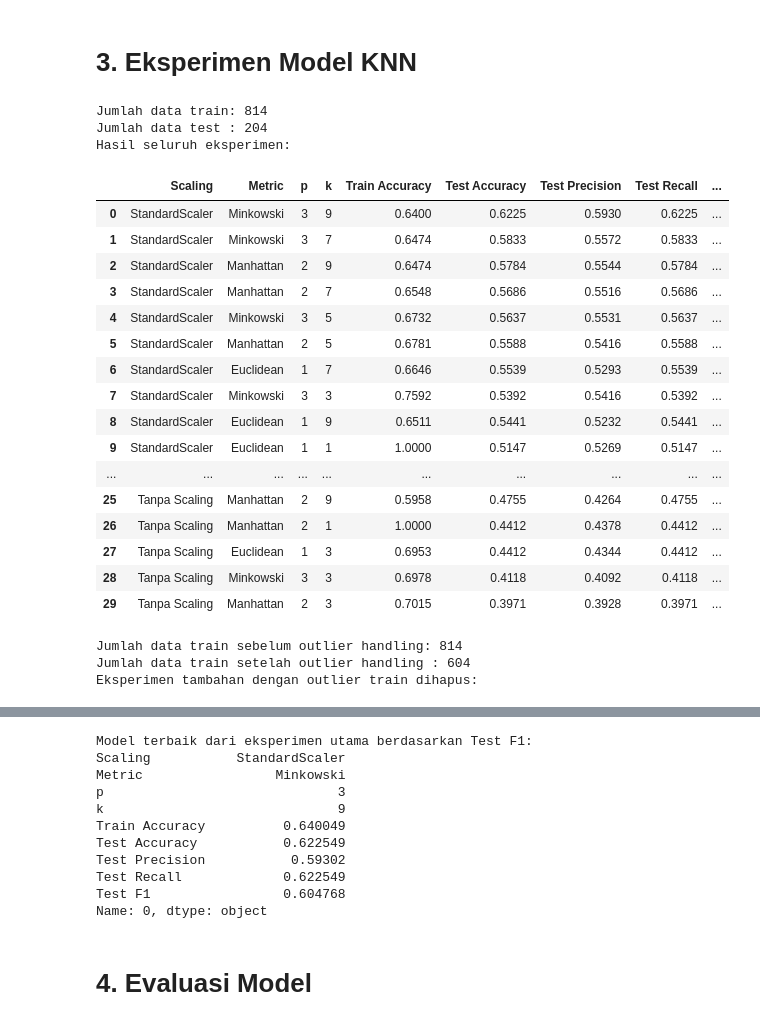
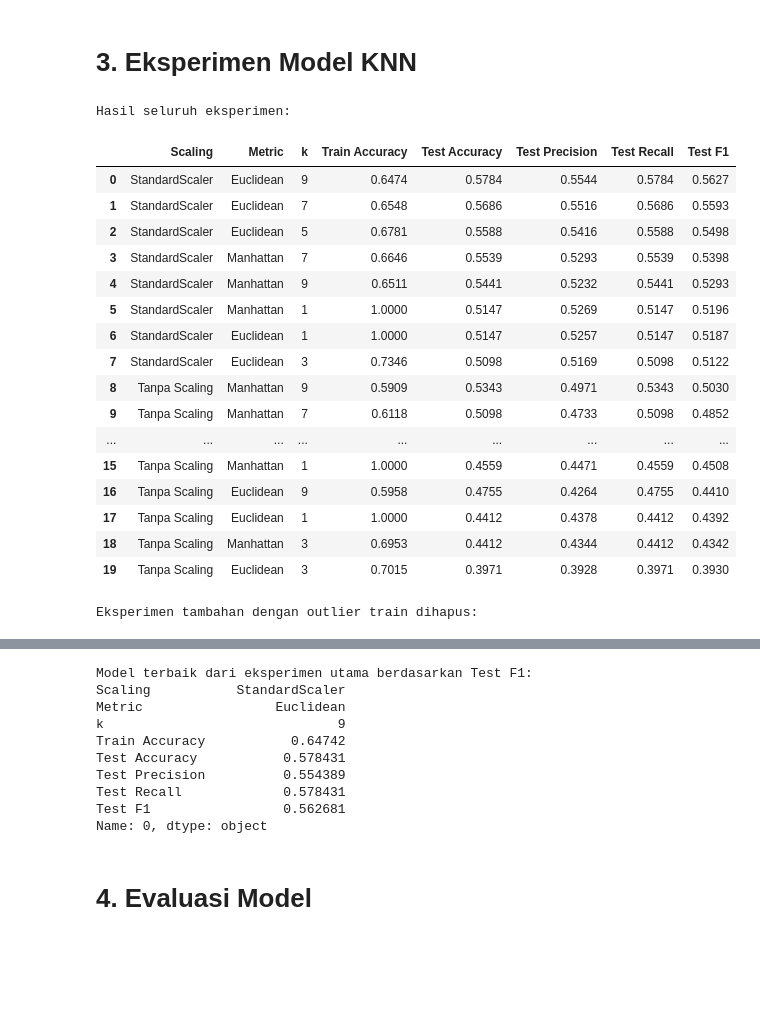
Before and after one commit to liuccio/Modul-Praktikum-ML, a Jupyter notebook: 1.Tugas_KNN/1_KNN_5054251037.ipynb, the cells around one changed output, grey strips where cells are left out. Drawn from its saved outputs; the diff is of its cells as text; code cells hidden in the pictures; blank space fills up the shorter version.

```diff
--- a/1.Tugas_KNN/1_KNN_5054251037.ipynb
+++ b/1.Tugas_KNN/1_KNN_5054251037.ipynb
@@ -206,22 +186,13 @@ X_train, X_test, y_train, y_test = train_test_split(
     stratify=y
 )
 
-print("Jumlah data train:", len(X_train))
-print("Jumlah data test :", len(X_test))
-
 # StandardScaler
 scaler = StandardScaler()
 X_train_scaled = scaler.fit_transform(X_train)
 X_test_scaled = scaler.transform(X_test)
 
 k_values = [1, 3, 5, 7, 9]
-
-metrics_to_test = [
-    ("Euclidean", 1),
-    ("Manhattan", 2),
-    ("Minkowski", 3)
-]
-
+metrics_to_test = [("Euclidean", 2), ("Manhattan", 1)]
 results = []
 
 # Eksperimen tanpa scaling dan dengan scaling.
@@ -245,7 +216,6 @@ for scaling_name, Xtr, Xte in [
             results.append({
                 "Scaling": scaling_name,
                 "Metric": metric_name,
-                "p": p_value,
                 "k": k,
                 "Train Accuracy": accuracy_score(y_train, pred_train),
                 "Test Accuracy": accuracy_score(y_test, pred_test),
@@ -261,7 +231,7 @@ results_df = pd.DataFrame(results).sort_values(
 print("Hasil seluruh eksperimen:")
 display(results_df.round(4))
 
-# Eksperimen tambahan dengan menghapus outlier hanya dari data train.
+# Eksperimen tambahan lagi
 Q1_train = X_train.quantile(0.25)
 Q3_train = X_train.quantile(0.75)
 IQR_train = Q3_train - Q1_train
@@ -271,9 +241,6 @@ upper_train = Q3_train + 1.5 * IQR_train
 train_keep_mask = ~((X_train < lower_train) | (X_train > upper_train)).any(axis=1)
 X_train_no_outlier = X_train.loc[train_keep_mask]
 y_train_no_outlier = y_train.loc[train_keep_mask]
-
-print("Jumlah data train sebelum outlier handling:", len(X_train))
-print("Jumlah data train setelah outlier handling :", len(X_train_no_outlier))
 
 scaler_no_outlier = StandardScaler()
 X_train_no_outlier_scaled = scaler_no_outlier.fit_transform(X_train_no_outlier)
@@ -285,53 +252,48 @@ for metric_name, p_value in metrics_to_test:
         knn = KNeighborsClassifier(
             n_neighbors=k,
             weights="uniform",
             metric="minkowski",
             p=p_value
         )
         knn.fit(X_train_no_outlier_scaled, y_train_no_outlier)
         pred_test = knn.predict(X_test_scaled_from_no_outlier)
         outlier_results.append({
             "Scaling": "StandardScaler + tanpa outlier train",
             "Metric": metric_name,
-            "p": p_value,
             "k": k,
             "Test Accuracy": accuracy_score(y_test, pred_test),
             "Test Precision": precision_score(y_test, pred_test, average="weighted", zero_division=0),
             "Test Recall": recall_score(y_test, pred_test, average="weighted", zero_division=0),
             "Test F1": f1_score(y_test, pred_test, average="weighted", zero_division=0)
         })
 
 outlier_results_df = pd.DataFrame(outlier_results).sort_values(
     by=["Test F1", "Test Accuracy"], ascending=False
 ).reset_index(drop=True)
 
 print("Eksperimen tambahan dengan outlier train dihapus:")
 display(outlier_results_df.round(4))
 
 best_row = results_df.iloc[0]
 print("Model terbaik dari eksperimen utama berdasarkan Test F1:")
 print(best_row)
 # %% [output]
-Jumlah data train: 814
-Jumlah data test : 204
 Hasil seluruh eksperimen:
-|  | Scaling | Metric | p | k | Train Accuracy | Test Accuracy | Test Precision | Test Recall | ... |
-| 0 | StandardScaler | Minkowski | 3 | 9 | 0.6400 | 0.6225 | 0.5930 | 0.6225 | ... |
-| 1 | StandardScaler | Minkowski | 3 | 7 | 0.6474 | 0.5833 | 0.5572 | 0.5833 | ... |
-| 2 | StandardScaler | Manhattan | 2 | 9 | 0.6474 | 0.5784 | 0.5544 | 0.5784 | ... |
-| 3 | StandardScaler | Manhattan | 2 | 7 | 0.6548 | 0.5686 | 0.5516 | 0.5686 | ... |
-| 4 | StandardScaler | Minkowski | 3 | 5 | 0.6732 | 0.5637 | 0.5531 | 0.5637 | ... |
-| 5 | StandardScaler | Manhattan | 2 | 5 | 0.6781 | 0.5588 | 0.5416 | 0.5588 | ... |
-| 6 | StandardScaler | Euclidean | 1 | 7 | 0.6646 | 0.5539 | 0.5293 | 0.5539 | ... |
-| 7 | StandardScaler | Minkowski | 3 | 3 | 0.7592 | 0.5392 | 0.5416 | 0.5392 | ... |
-| 8 | StandardScaler | Euclidean | 1 | 9 | 0.6511 | 0.5441 | 0.5232 | 0.5441 | ... |
-| 9 | StandardScaler | Euclidean | 1 | 1 | 1.0000 | 0.5147 | 0.5269 | 0.5147 | ... |
-| ... | ... | ... | ... | ... | ... | ... | ... | ... | ... |
-| 25 | Tanpa Scaling | Manhattan | 2 | 9 | 0.5958 | 0.4755 | 0.4264 | 0.4755 | ... |
-| 26 | Tanpa Scaling | Manhattan | 2 | 1 | 1.0000 | 0.4412 | 0.4378 | 0.4412 | ... |
-| 27 | Tanpa Scaling | Euclidean | 1 | 3 | 0.6953 | 0.4412 | 0.4344 | 0.4412 | ... |
-| 28 | Tanpa Scaling | Minkowski | 3 | 3 | 0.6978 | 0.4118 | 0.4092 | 0.4118 | ... |
-| 29 | Tanpa Scaling | Manhattan | 2 | 3 | 0.7015 | 0.3971 | 0.3928 | 0.3971 | ... |
+|  | Scaling | Metric | k | Train Accuracy | Test Accuracy | Test Precision | Test Recall | Test F1 |
+| 0 | StandardScaler | Euclidean | 9 | 0.6474 | 0.5784 | 0.5544 | 0.5784 | 0.5627 |
+| 1 | StandardScaler | Euclidean | 7 | 0.6548 | 0.5686 | 0.5516 | 0.5686 | 0.5593 |
+| 2 | StandardScaler | Euclidean | 5 | 0.6781 | 0.5588 | 0.5416 | 0.5588 | 0.5498 |
+| 3 | StandardScaler | Manhattan | 7 | 0.6646 | 0.5539 | 0.5293 | 0.5539 | 0.5398 |
+| 4 | StandardScaler | Manhattan | 9 | 0.6511 | 0.5441 | 0.5232 | 0.5441 | 0.5293 |
+| 5 | StandardScaler | Manhattan | 1 | 1.0000 | 0.5147 | 0.5269 | 0.5147 | 0.5196 |
+| 6 | StandardScaler | Euclidean | 1 | 1.0000 | 0.5147 | 0.5257 | 0.5147 | 0.5187 |
+| 7 | StandardScaler | Euclidean | 3 | 0.7346 | 0.5098 | 0.5169 | 0.5098 | 0.5122 |
+| 8 | Tanpa Scaling | Manhattan | 9 | 0.5909 | 0.5343 | 0.4971 | 0.5343 | 0.5030 |
+| 9 | Tanpa Scaling | Manhattan | 7 | 0.6118 | 0.5098 | 0.4733 | 0.5098 | 0.4852 |
+| ... | ... | ... | ... | ... | ... | ... | ... | ... |
+| 15 | Tanpa Scaling | Manhattan | 1 | 1.0000 | 0.4559 | 0.4471 | 0.4559 | 0.4508 |
+| 16 | Tanpa Scaling | Euclidean | 9 | 0.5958 | 0.4755 | 0.4264 | 0.4755 | 0.4410 |
+| 17 | Tanpa Scaling | Euclidean | 1 | 1.0000 | 0.4412 | 0.4378 | 0.4412 | 0.4392 |
+| 18 | Tanpa Scaling | Manhattan | 3 | 0.6953 | 0.4412 | 0.4344 | 0.4412 | 0.4342 |
+| 19 | Tanpa Scaling | Euclidean | 3 | 0.7015 | 0.3971 | 0.3928 | 0.3971 | 0.3930 |
-Jumlah data train sebelum outlier handling: 814
-Jumlah data train setelah outlier handling : 604
 Eksperimen tambahan dengan outlier train dihapus:
@@ -354,13 +311,12 @@ Eksperimen tambahan dengan outlier train dihapus:
 Model terbaik dari eksperimen utama berdasarkan Test F1:
 Scaling           StandardScaler
-Metric                 Minkowski
-p                              3
+Metric                 Euclidean
 k                              9
-Train Accuracy          0.640049
-Test Accuracy           0.622549
-Test Precision           0.59302
-Test Recall             0.622549
-Test F1                 0.604768
+Train Accuracy           0.64742
+Test Accuracy           0.578431
+Test Precision          0.554389
+Test Recall             0.578431
+Test F1                 0.562681
 Name: 0, dtype: object
 # %% [markdown]
 # 4. Evaluasi Model
```
Also changed, not shown: parts of 10 cells of this notebook, 5 other files.
